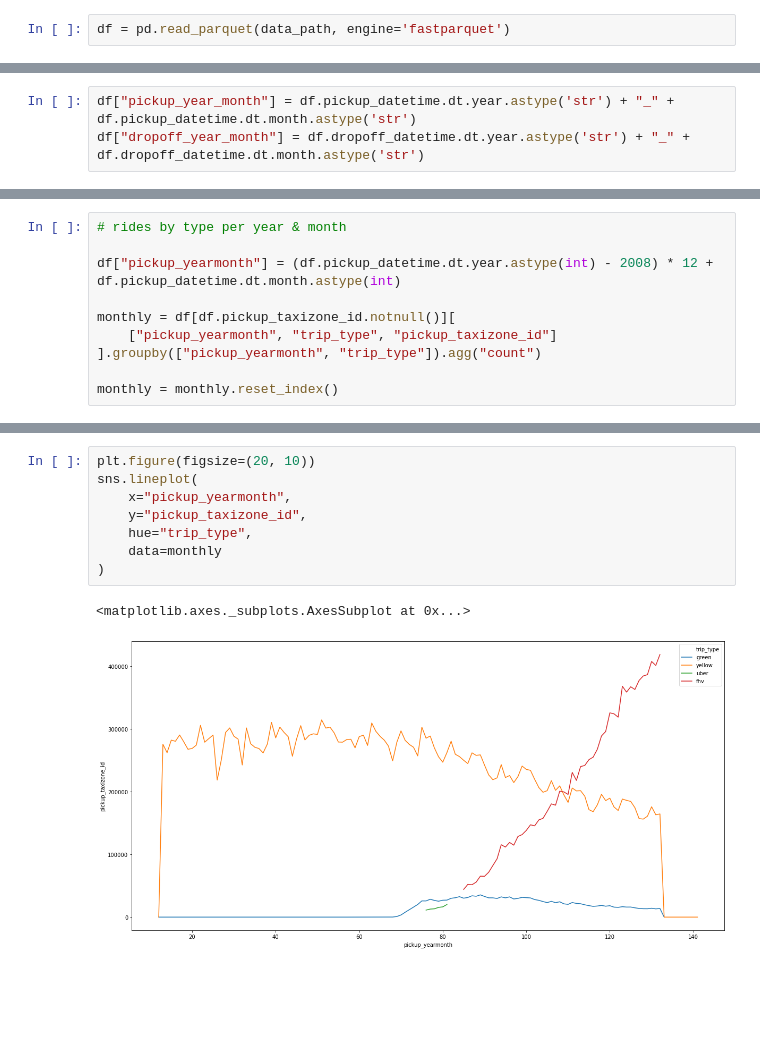
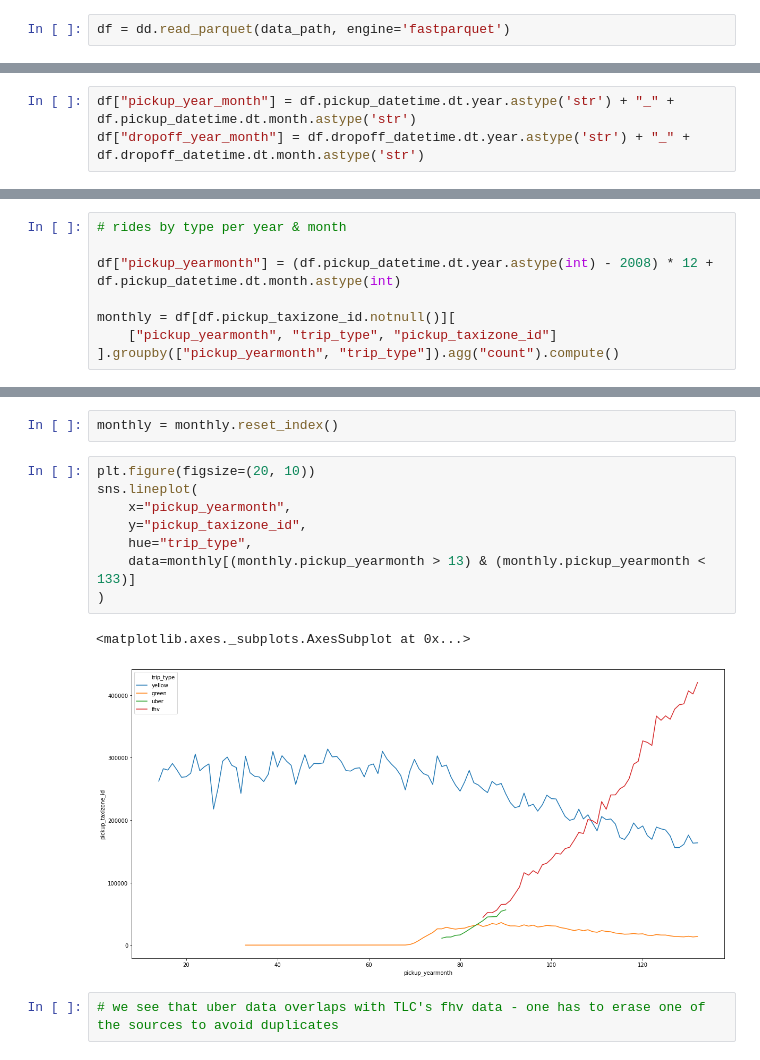
Before and after one commit to vlfom/nyc-taxi-data, a Jupyter notebook: analysis/Analyze data.ipynb, the cells around one changed output, grey strips where cells are left out. Saved outputs shown, nothing was run; the diff lists cells and outputs as text; blank space fills up the shorter version.

Commit message:
Update scripts & ReadMe

```diff
--- a/analysis/Analyze data.ipynb
+++ b/analysis/Analyze data.ipynb
@@ -8,5 +14,5 @@ data_path = "../processed_data/" + '2perc_sample.parquet'
 # %%
-df = pd.read_parquet(data_path, engine='fastparquet')
+df = dd.read_parquet(data_path, engine='fastparquet')
 # %%
 df.pickup_datetime = df.pickup_datetime.astype('datetime64[ns]')
 df.dropoff_datetime = df.dropoff_datetime.astype('datetime64[ns]')
@@ -71,6 +72,4 @@ df["pickup_yearmonth"] = (df.pickup_datetime.dt.year.astype(int) - 2008) * 12 +
 
 monthly = df[df.pickup_taxizone_id.notnull()][
     ["pickup_yearmonth", "trip_type", "pickup_taxizone_id"]
-].groupby(["pickup_yearmonth", "trip_type"]).agg("count")
-
-monthly = monthly.reset_index()
+].groupby(["pickup_yearmonth", "trip_type"]).agg("count").compute()
@@ -77,11 +80,15 @@ monthly = monthly.reset_index()
+# %%
+monthly = monthly.reset_index()
 # %%
 plt.figure(figsize=(20, 10))
 sns.lineplot(
     x="pickup_yearmonth",
     y="pickup_taxizone_id",
     hue="trip_type",
-    data=monthly
+    data=monthly[(monthly.pickup_yearmonth > 13) & (monthly.pickup_yearmonth < 133)]
 )
 # %% [output]
 <matplotlib.axes._subplots.AxesSubplot at 0x...>
-[figure, old version]
+[figure, new version]
+# %%
+# we see that uber data overlaps with TLC's fhv data - one has to erase one of the sources to avoid duplicates
```
Also changed, not shown: parts of 7 cells of this notebook, 4 other files.
